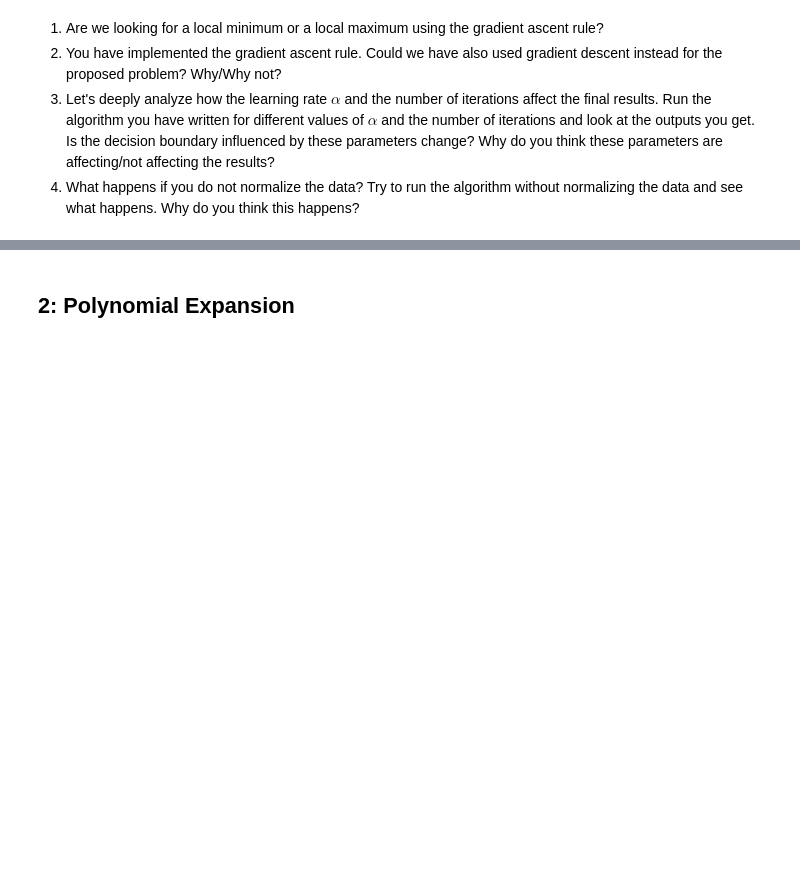
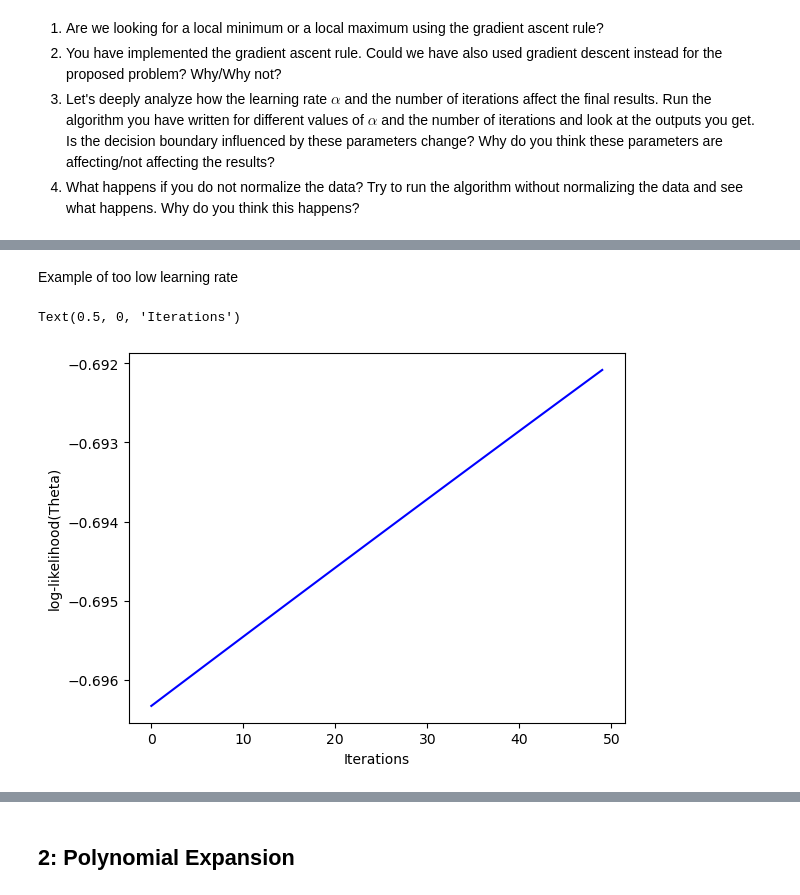
Before and after one commit to cycileo/FDS-HomeWorks, a Jupyter notebook: Homework02/HW2.ipynb, the cells around one changed output, grey strips where cells are left out. Saved outputs shown, nothing was run; the diff lists cells and outputs as text; code cells hidden in the pictures; blank space fills up the shorter version.

```diff
--- a/Homework02/HW2.ipynb
+++ b/Homework02/HW2.ipynb
@@ -351,0 +357,20 @@ Text(0.5, 0, 'Iterations')
+# %% [markdown]
+Example of too low learning rate
+# %%
+np.random.seed(1)
+
+# Initialize the model
+lowLR_model = LogisticRegression(num_features=X.shape[1])
+
+# Run Gradient Ascent method
+n_iter = 50
+another_log, _ = fit(lowLR_model, X, y, lr=0.001, num_steps=n_iter)
+
+plt.plot(range(len(another_log)), another_log, "b")
+
+# print(np.round((another_gap * 100), 2))
+plt.ylabel("log-likelihood(Theta)")
+plt.xlabel("Iterations")
+# %% [output]
+Text(0.5, 0, 'Iterations')
+[figure, added]
```
Also changed, not shown: parts of 26 cells of this notebook, 2 other files.
